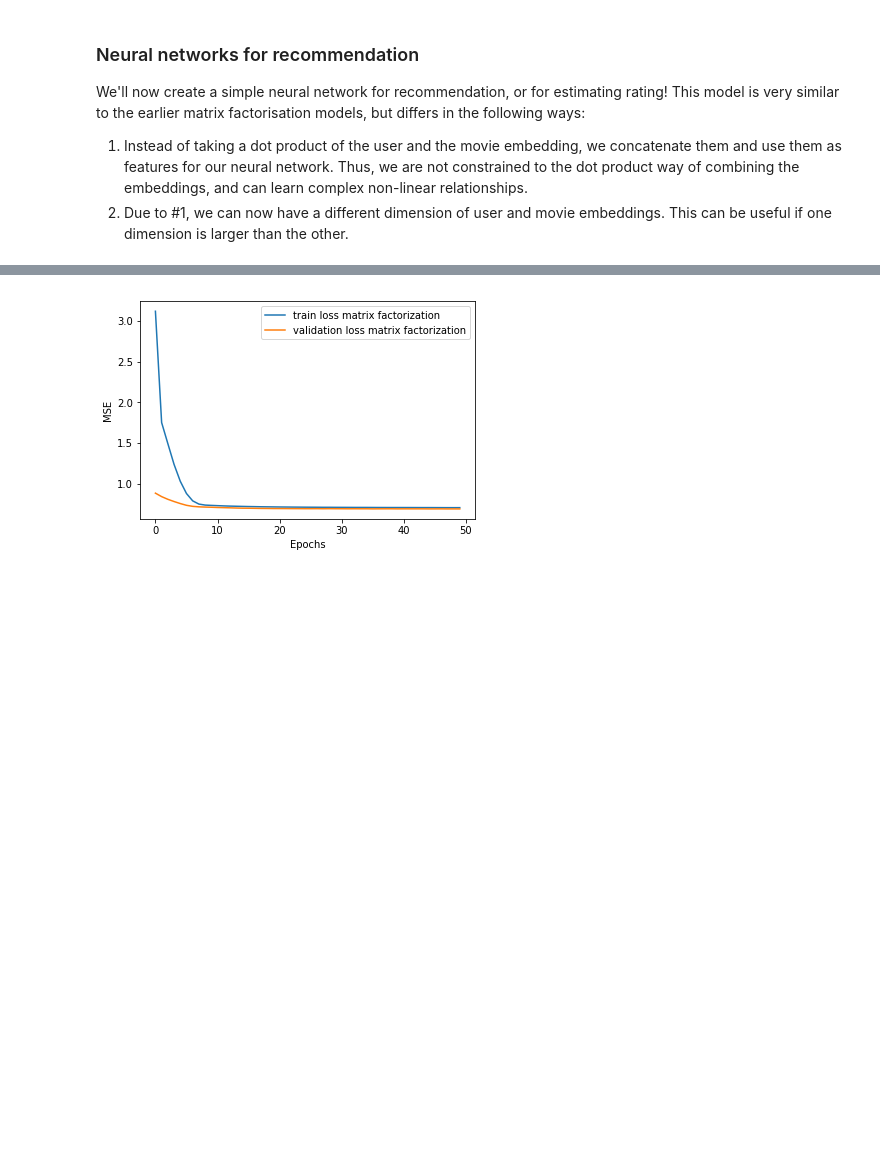
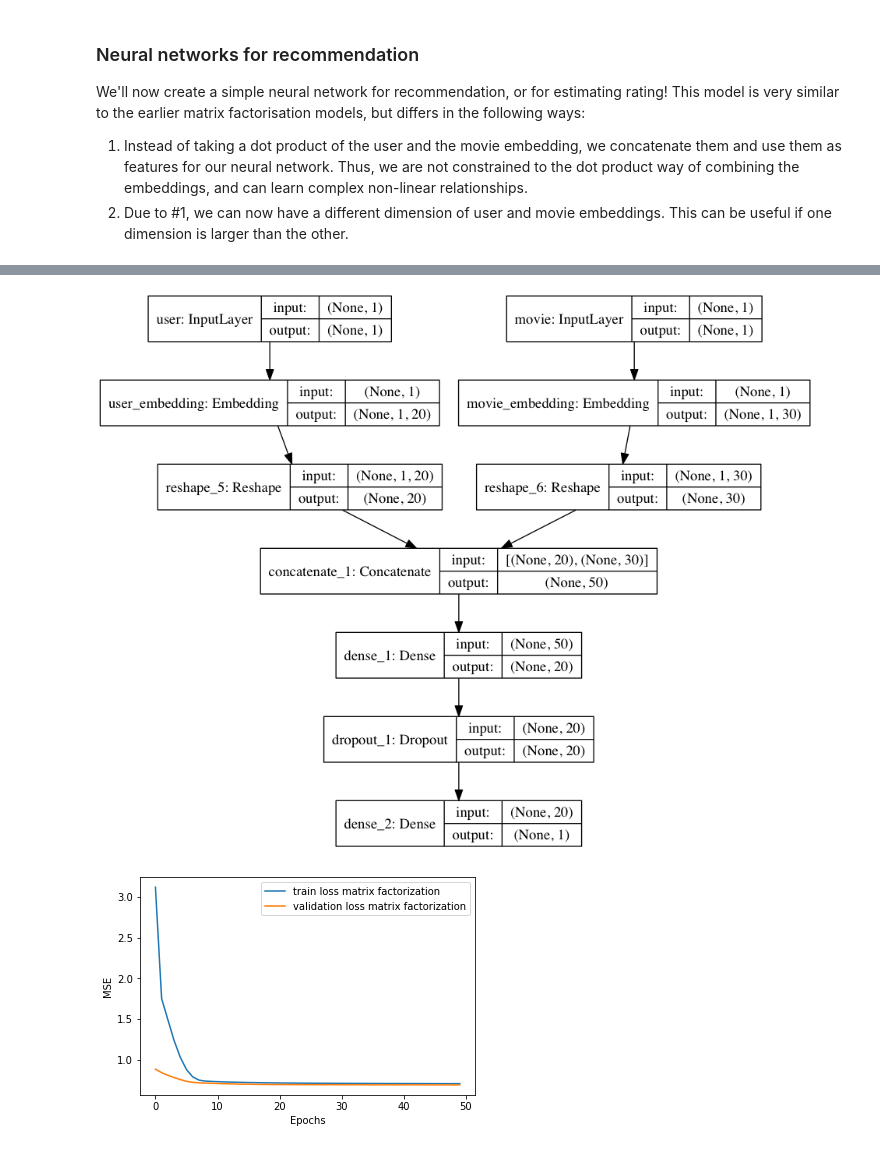
Before and after one commit to jjlbrown/RecommendationEngine, a Jupyter notebook: recommendation_part2_keras.ipynb, the cells around one changed output, grey strips where cells are left out. Cells and saved outputs as stored; diff of their text form; code cells hidden in the pictures; blank space fills up the shorter version.

```diff
--- a/recommendation_part2_keras.ipynb
+++ b/recommendation_part2_keras.ipynb
@@ -274,7 +274,6 @@ neuralrec_model = Model(inputs=[user_input, movie_input], outputs=y)
 neuralrec_model.compile(loss='mse',
                         optimizer=Adam(lr=0.0005))
 
-# SVG(model_to_dot(neuralrec_model, show_shapes=True).create(prog='dot', format='svg'))
-plot_model(neuralrec_model, "neuralrec_model.svg", show_shapes=True)
-display(SVG("neuralrec_model.svg"))
+plot_model(neuralrec_model, "neuralrec_model.png", show_shapes=True)
+display(Image("neuralrec_model.png"))
 # %% [output]
@@ -282,3 +280,4 @@ display(SVG("neuralrec_model.svg"))
+[figure, added]
 # %%
 history = neuralrec_model.fit([ratings_train["userId"], ratings_train["movieId"]],
                               ratings_train["rating"],
```
Also changed, not shown: parts of 2 cells of this notebook.
